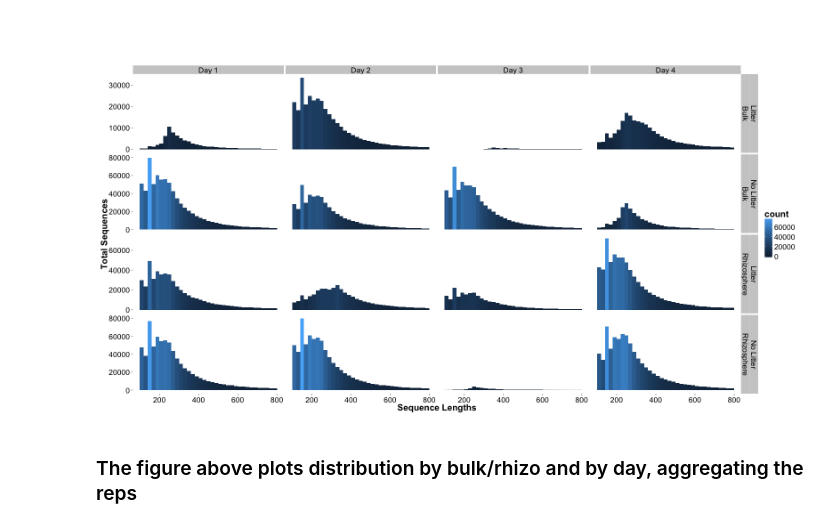
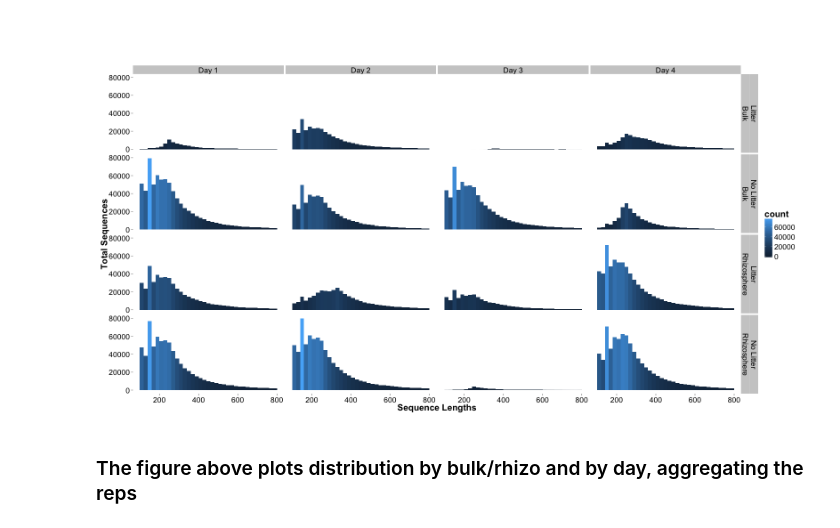
Before and after one commit to TheaWhitman/Litter-decomp, a Jupyter notebook: MetaT Bar Graphs.ipynb, the cells around one changed output. Cells and saved outputs as stored; diff of their text form; code cells hidden in the pictures.

```diff
--- a/MetaT Bar Graphs.ipynb
+++ b/MetaT Bar Graphs.ipynb
@@ -164,20 +208,21 @@ head(FastaCounts)
 # %%
 %%R -w 1600 -h 800
 p <- ggplot(FastaCounts, aes(x=Lengths))
 p <- p + geom_histogram(aes(fill = ..count..), binwidth=20)
 p <- p + theme(panel.background=element_blank())
 p <- p + theme(panel.grid=element_blank(), axis.text=element_text(size=17, color="black"), axis.title=element_text(size=20,face="bold"))
 p <- p + theme(legend.text=element_text(size=17, color="black"), legend.title=element_text(size=20,face="bold"))
 p <- p + theme(strip.text=element_text(size=17, color="black"))
 p <- p + xlab("Sequence Lengths") + ylab("Total Sequences")
 p <- p + scale_x_continuous(limits=c(100, 800))
 # p <- p + facet_wrap(~ ID, ncol=5, scales = "free_y")
-p <- p + facet_grid(Soil~Litter~Day, scales = "free_y")
+# p <- p + facet_grid(Soil~Litter~Day, scales = "free_y")
+p <- p + facet_grid(Soil~Litter~Day)
 p
 # Creates histogram of sequence size distributions for each fasta file, with flexible y scale
 # However, blue intensity gives an idea of overall total sequences
 # %% [output]
-[figure, old version]
+[figure, new version]
 # %% [markdown]
 ### The figure above plots distribution by bulk/rhizo and by day, aggregating the reps
 # %%
```
Also changed, not shown: parts of 6 cells of this notebook.
